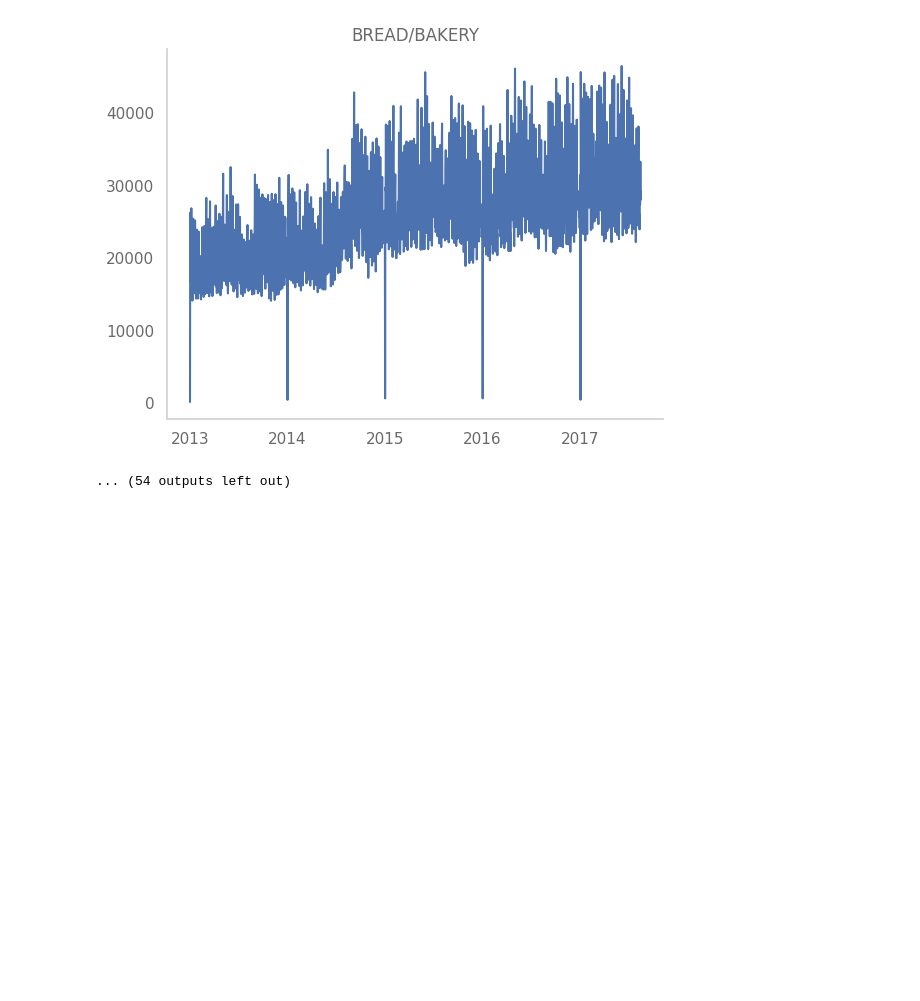
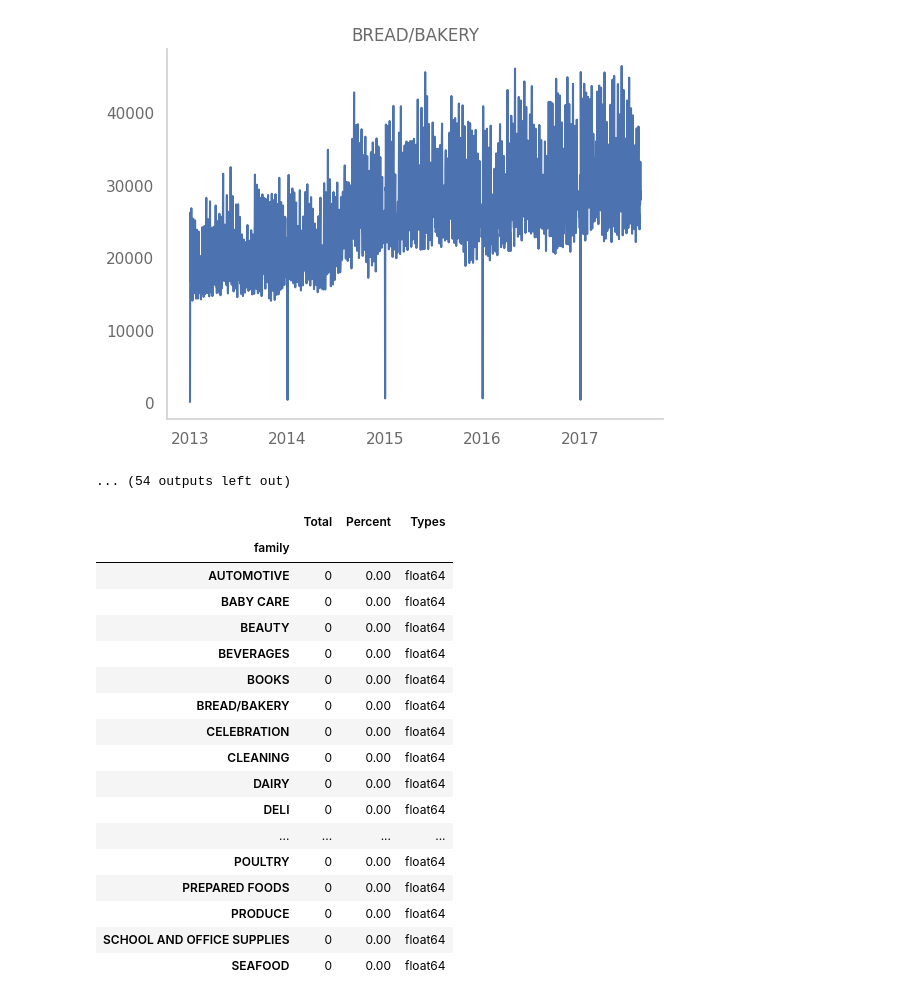
Before and after one commit to sandhrabijoy/Store-Item-Demand-Forecasting, a Jupyter notebook: SalesForecasting.ipynb, the cells around one changed output. Drawn from its saved outputs; the diff is of its cells as text; code cells hidden in the pictures; blank space fills up the shorter version.

```diff
--- a/SalesForecasting.ipynb
+++ b/SalesForecasting.ipynb
@@ -230,0 +233,21 @@ WARNING:matplotlib.font_manager:findfont: Font family 'Arial' not found.
+# %%
+missing_data(total_sales_df)
+# %% [output]
+|  | Total | Percent | Types |
+| family |  |  |  |
+| AUTOMOTIVE | 0 | 0.00 | float64 |
+| BABY CARE | 0 | 0.00 | float64 |
+| BEAUTY | 0 | 0.00 | float64 |
+| BEVERAGES | 0 | 0.00 | float64 |
+| BOOKS | 0 | 0.00 | float64 |
+| BREAD/BAKERY | 0 | 0.00 | float64 |
+| CELEBRATION | 0 | 0.00 | float64 |
+| CLEANING | 0 | 0.00 | float64 |
+| DAIRY | 0 | 0.00 | float64 |
+| DELI | 0 | 0.00 | float64 |
+| ... | ... | ... | ... |
+| POULTRY | 0 | 0.00 | float64 |
+| PREPARED FOODS | 0 | 0.00 | float64 |
+| PRODUCE | 0 | 0.00 | float64 |
+| SCHOOL AND OFFICE SUPPLIES | 0 | 0.00 | float64 |
+| SEAFOOD | 0 | 0.00 | float64 |
```
Also changed, not shown: parts of 6 cells of this notebook.
